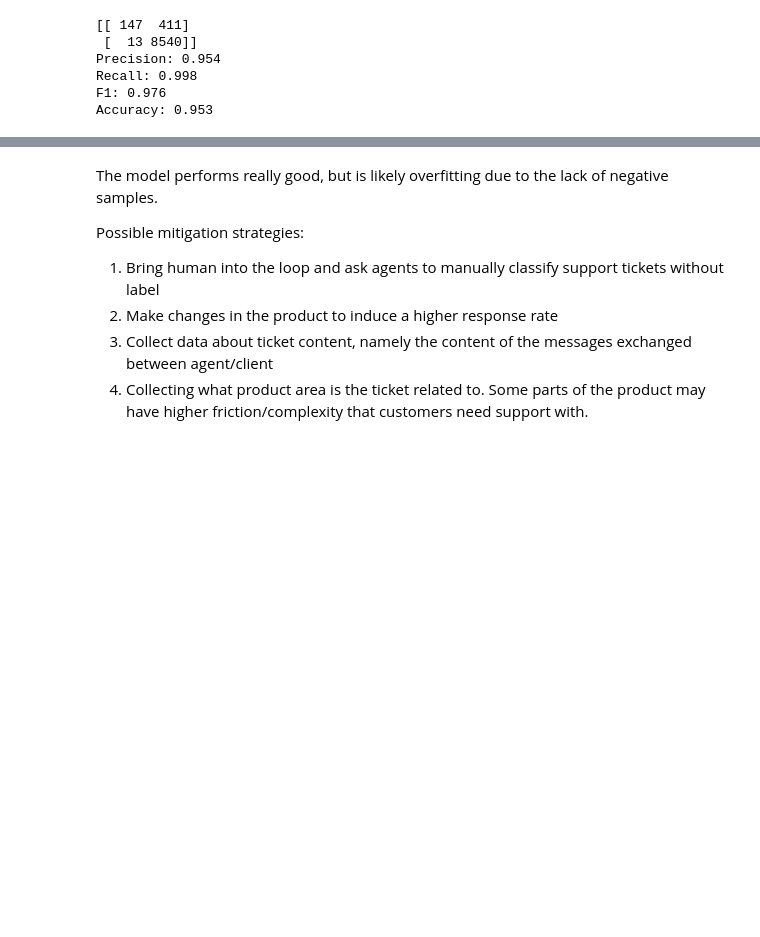
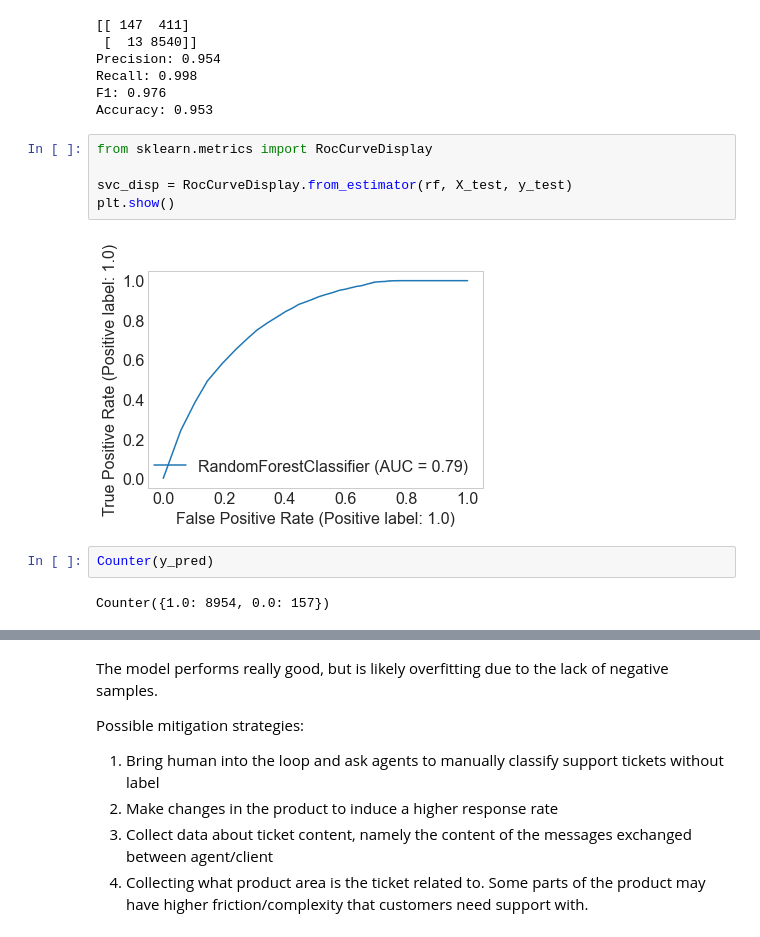
Before and after one commit to jlousada315/zentest, a Jupyter notebook: satisfaction.ipynb, the cells around one changed output, grey strips where cells are left out. Saved outputs shown, nothing was run; the diff lists cells and outputs as text; blank space fills up the shorter version.

```diff
--- a/satisfaction.ipynb
+++ b/satisfaction.ipynb
@@ -590,3 +584,14 @@ Precision: 0.954
 Recall: 0.998
 F1: 0.976
 Accuracy: 0.953
+# %%
+from sklearn.metrics import RocCurveDisplay
+
+svc_disp = RocCurveDisplay.from_estimator(rf, X_test, y_test)
+plt.show()
+# %% [output]
+[figure, added]
+# %%
+Counter(y_pred)
+# %% [output]
+Counter({1.0: 8954, 0.0: 157})
```
Also changed, not shown: parts of 6 cells of this notebook.
